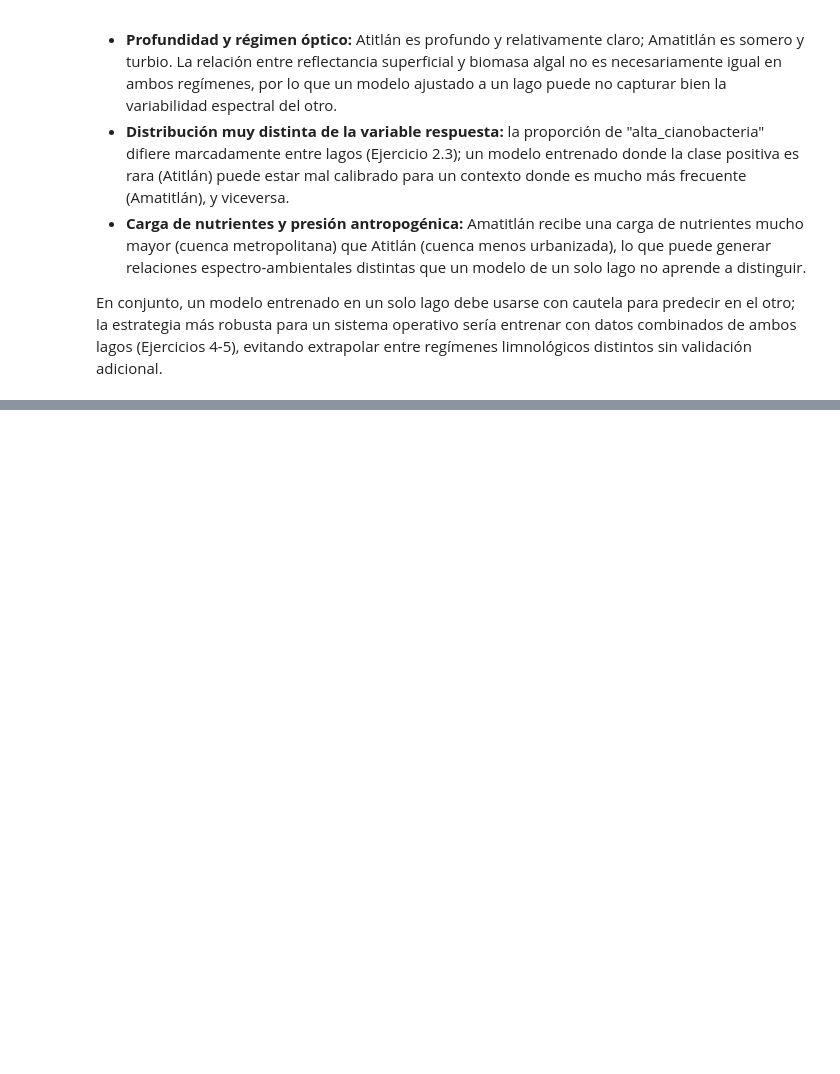
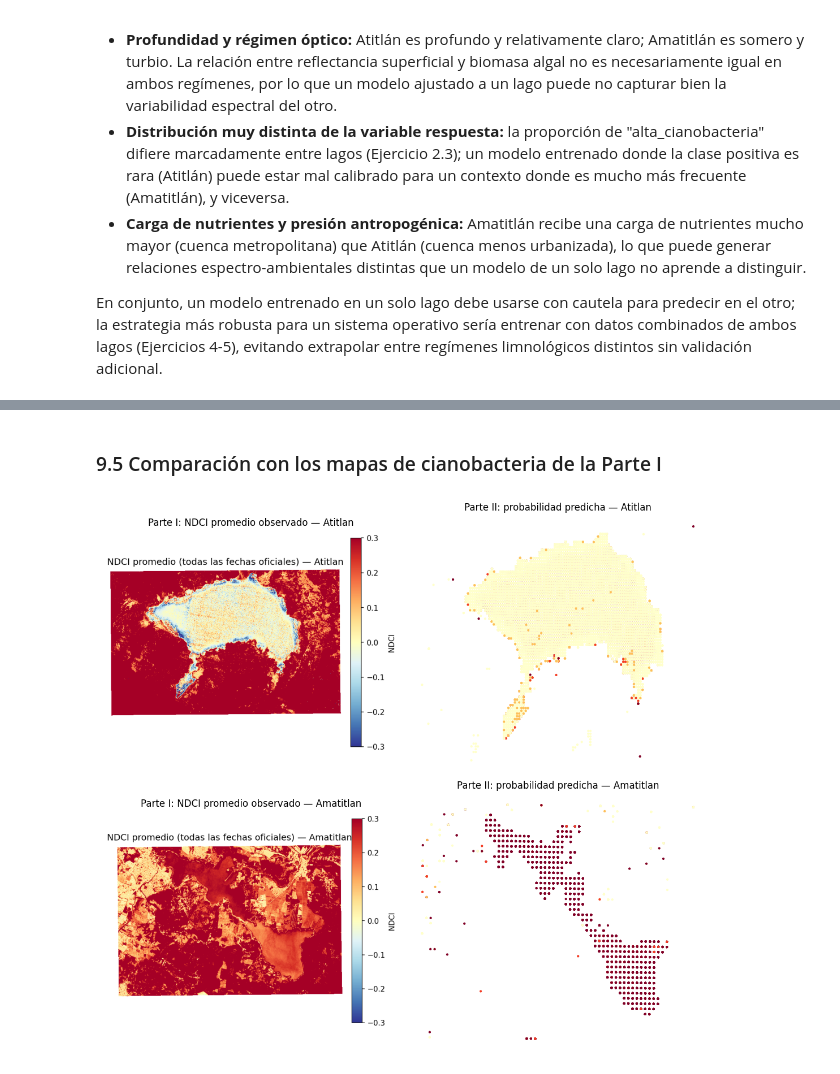
Before and after one commit to DavidDominguez-11/DS-Lab1, a Jupyter notebook: Laboratorio4_Parte2.ipynb, the cells around one changed output, grey strips where cells are left out. Saved outputs shown, nothing was run; the diff lists cells and outputs as text; code cells hidden in the pictures; blank space fills up the shorter version.

```diff
--- a/Laboratorio4_Parte2.ipynb
+++ b/Laboratorio4_Parte2.ipynb
@@ -1040,0 +1165,27 @@ En conjunto, un modelo entrenado en un solo lago debe usarse con cautela para pr
+# %% [markdown]
+### 9.5 Comparación con los mapas de cianobacteria de la Parte I
+# %%
+from matplotlib import image as mpimg
+
+fig, axes = plt.subplots(len(LAKES), 2, figsize=(11, 5 * len(LAKES)))
+for row, lake_name in enumerate(LAKES):
+    part1_path = DATA_DIR / f"ndci_promedio_{lake_name}.png"
+    if part1_path.exists():
+        axes[row, 0].imshow(mpimg.imread(part1_path))
+        axes[row, 0].set_title(f"Parte I: NDCI promedio observado — {lake_name}")
+    else:
+        axes[row, 0].text(
+            0.5, 0.5, "Imagen de la Parte I no encontrada\n(ndci_promedio_*.png en data/GIS/lab4_avance)",
+            ha="center", va="center",
+        )
+    axes[row, 0].axis("off")
+
+    sub = ml_dataset[ml_dataset["lake"] == lake_name]
+    axes[row, 1].scatter(sub["lon"], sub["lat"], c=sub["proba_alta_cianobacteria"], cmap=prob_cmap, norm=prob_norm, s=4)
+    axes[row, 1].set_title(f"Parte II: probabilidad predicha — {lake_name}")
+    axes[row, 1].axis("off")
+fig.tight_layout()
+fig.savefig(OUT_DIR / "comparacion_parte1_parte2.png", dpi=150, bbox_inches="tight")
+plt.show()
+# %% [output]
+[figure, added]
```
Also changed, not shown: parts of 13 cells of this notebook.
